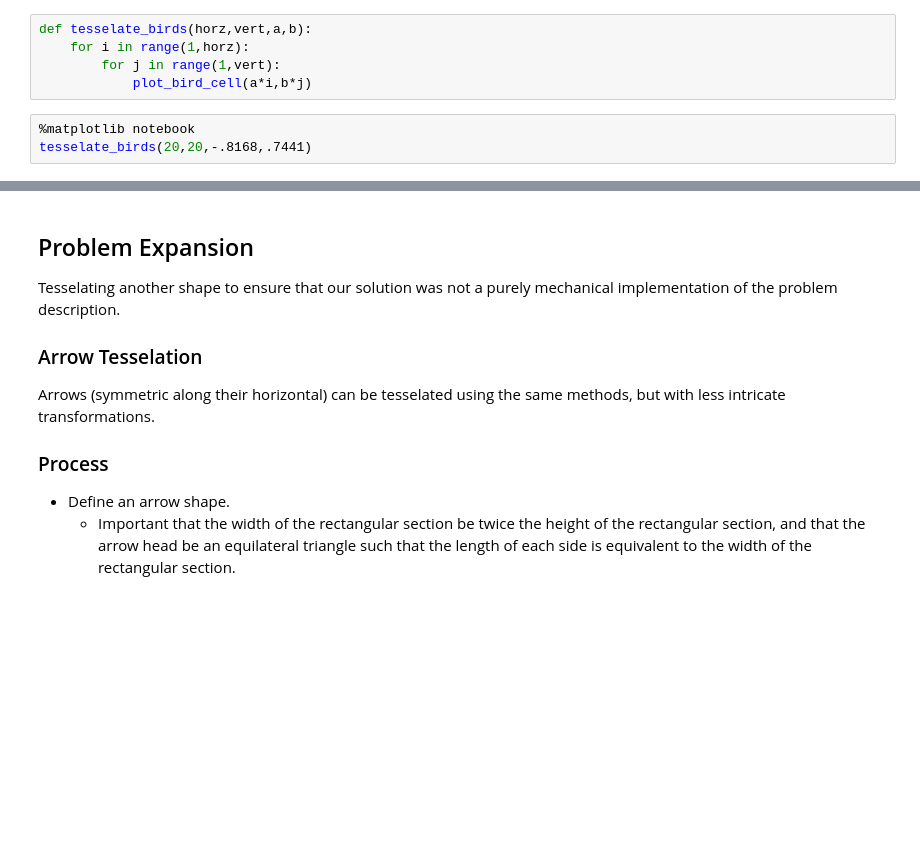
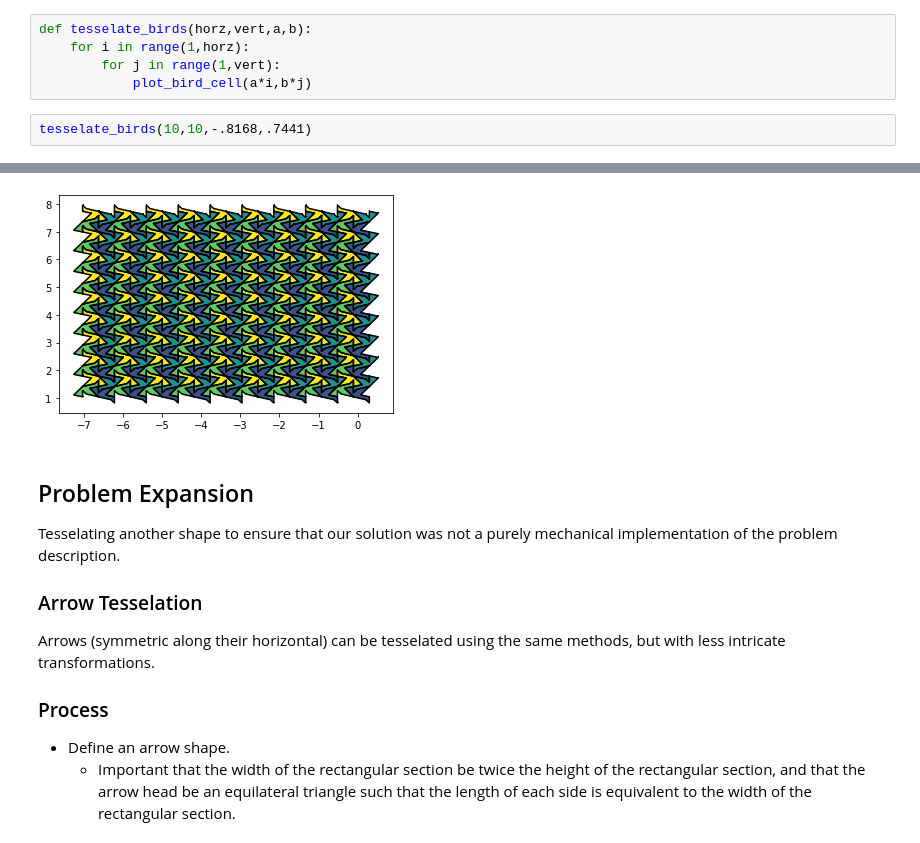
Before and after one commit to qherm/math425-final-project, a Jupyter notebook: Problem 1.ipynb, the cells around one changed output, grey strips where cells are left out. Saved outputs shown, nothing was run; the diff lists cells and outputs as text; blank space fills up the shorter version.

Commit message:
added pdf and fixed plotting issue

```diff
--- a/Problem 1.ipynb
+++ b/Problem 1.ipynb
@@ -159,6 +159,5 @@ def tesselate_birds(horz,vert,a,b):
         for j in range(1,vert):
             plot_bird_cell(a*i,b*j)
 # %%
-%matplotlib notebook
-tesselate_birds(20,20,-.8168,.7441)
+tesselate_birds(10,10,-.8168,.7441)
 # %% [output]
@@ -167,3 +164,4 @@ tesselate_birds(20,20,-.8168,.7441)
+[figure, added]
 # %% [markdown]
 ## Problem Expansion
 Tesselating another shape to ensure that our solution was not a purely mechanical implementation of the problem description.
```
Also changed, not shown: parts of 3 cells of this notebook, 1 other file.
